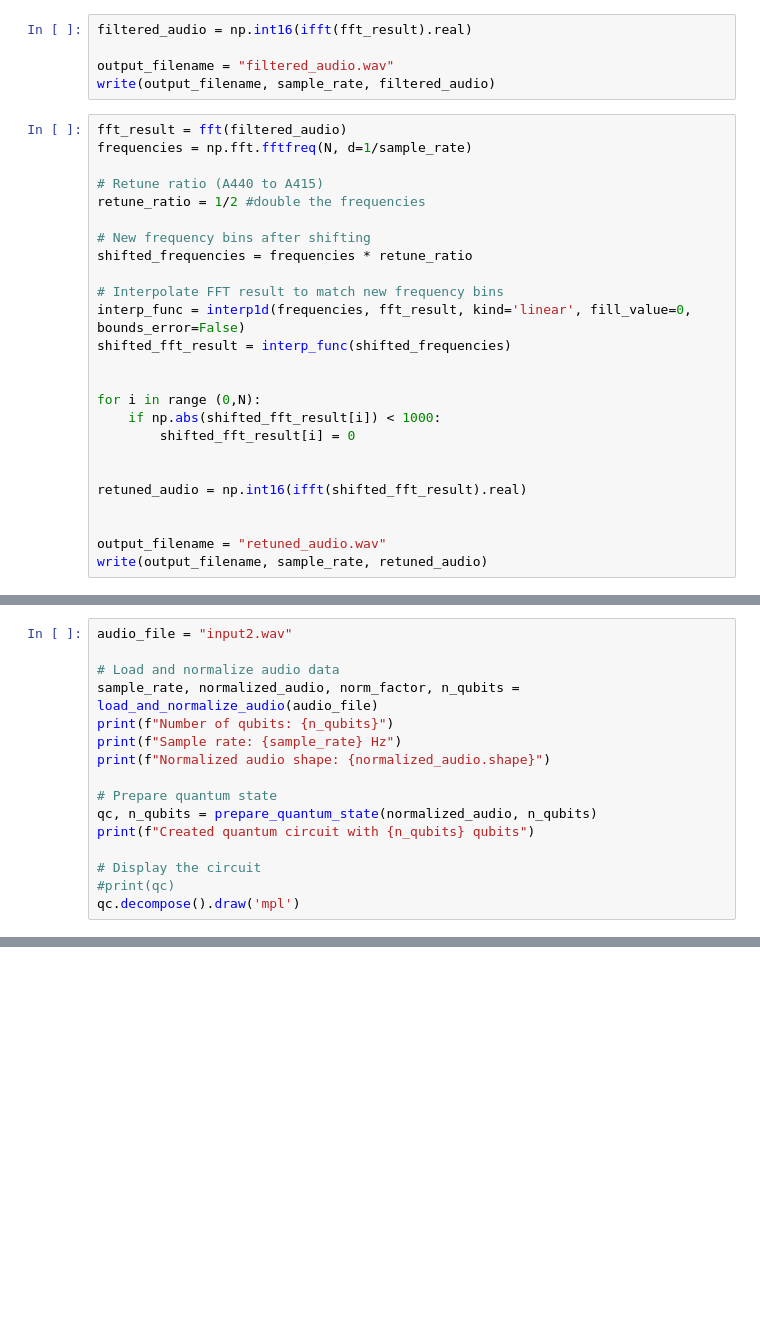
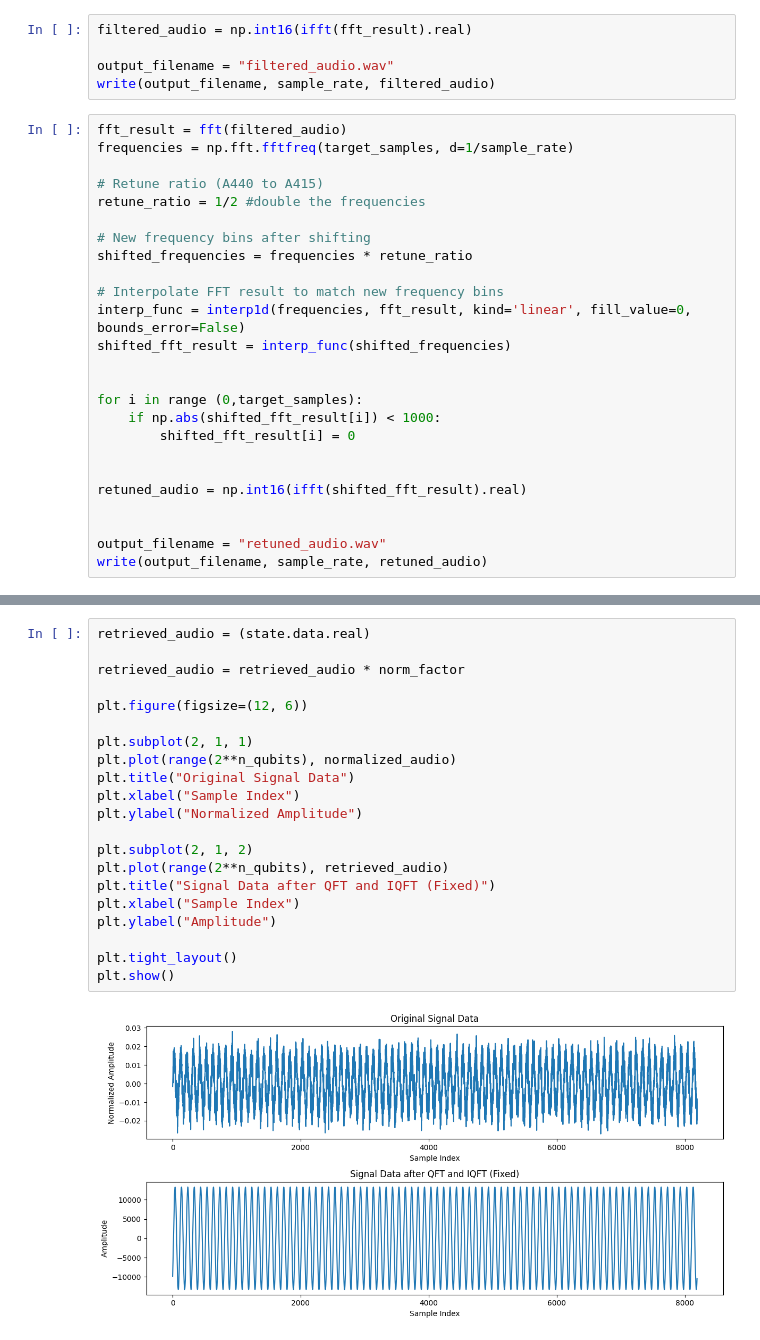
Before and after one commit to RYZEXY/Quantum-Audio-Processing, a Jupyter notebook: audio.ipynb, the cells around one changed output, grey strips where cells are left out. Cells and saved outputs as stored; diff of their text form; blank space fills up the shorter version.

Commit message:
done denoising, quantum

```diff
--- a/audio.ipynb
+++ b/audio.ipynb
@@ -80,7 +92,7 @@ output_filename = "filtered_audio.wav"
 write(output_filename, sample_rate, filtered_audio)
 # %%
 fft_result = fft(filtered_audio)
-frequencies = np.fft.fftfreq(N, d=1/sample_rate)
+frequencies = np.fft.fftfreq(target_samples, d=1/sample_rate)
 
 # Retune ratio (A440 to A415)
 retune_ratio = 1/2 #double the frequencies
@@ -93,7 +105,7 @@ interp_func = interp1d(frequencies, fft_result, kind='linear', fill_value=0, bou
 shifted_fft_result = interp_func(shifted_frequencies)
 
 
-for i in range (0,N):
+for i in range (0,target_samples):
     if np.abs(shifted_fft_result[i]) < 1000:
         shifted_fft_result[i] = 0
 
@@ -188,16 +181,0 @@ def prepare_quantum_state(normalized_audio, n_qubits):
-# %%
-audio_file = "input2.wav"
-
-# Load and normalize audio data
-sample_rate, normalized_audio, norm_factor, n_qubits = load_and_normalize_audio(audio_file)
-print(f"Number of qubits: {n_qubits}")
-print(f"Sample rate: {sample_rate} Hz")
-print(f"Normalized audio shape: {normalized_audio.shape}")
-
-# Prepare quantum state
-qc, n_qubits = prepare_quantum_state(normalized_audio, n_qubits)
-print(f"Created quantum circuit with {n_qubits} qubits")
-
-# Display the circuit
-#print(qc)
-qc.decompose().draw('mpl')
@@ -210,0 +234,23 @@ Created quantum circuit with 18 qubits
+# %%
+retrieved_audio = (state.data.real)
+
+retrieved_audio = retrieved_audio * norm_factor
+
+plt.figure(figsize=(12, 6))
+
+plt.subplot(2, 1, 1)
+plt.plot(range(2**n_qubits), normalized_audio)
+plt.title("Original Signal Data")
+plt.xlabel("Sample Index")
+plt.ylabel("Normalized Amplitude")
+
+plt.subplot(2, 1, 2)
+plt.plot(range(2**n_qubits), retrieved_audio)
+plt.title("Signal Data after QFT and IQFT (Fixed)")
+plt.xlabel("Sample Index")
+plt.ylabel("Amplitude")
+
+plt.tight_layout()
+plt.show()
+# %% [output]
+[figure, added]
```
Also changed, not shown: parts of 8 cells of this notebook, 8 other files.
